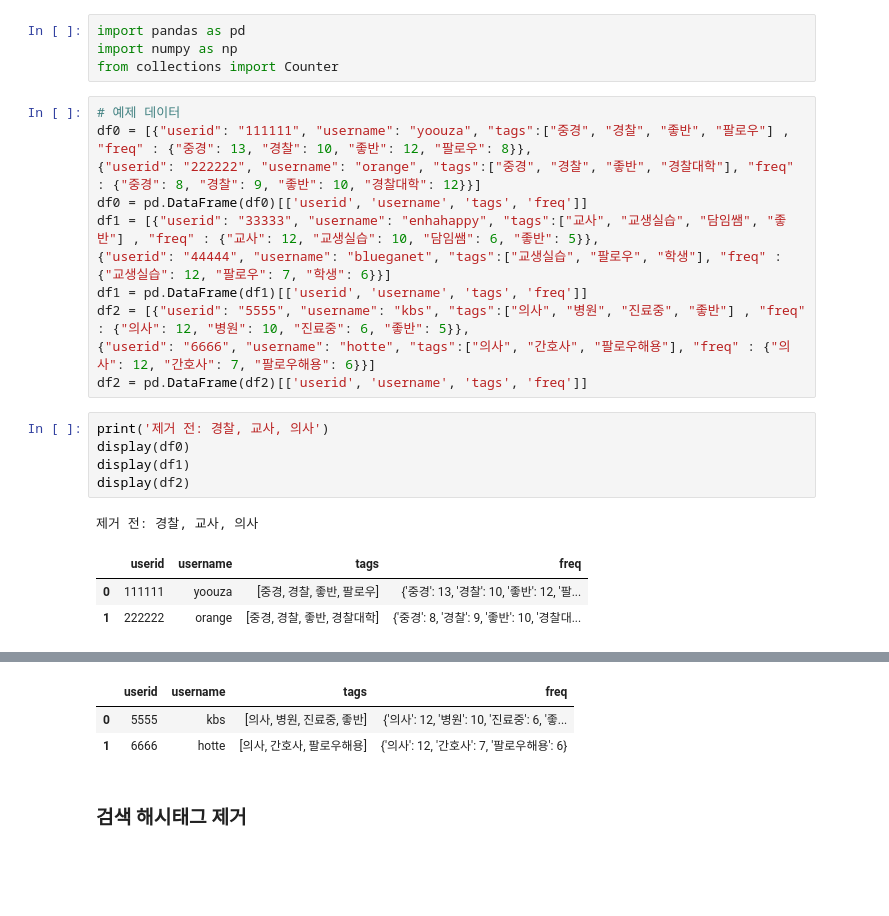
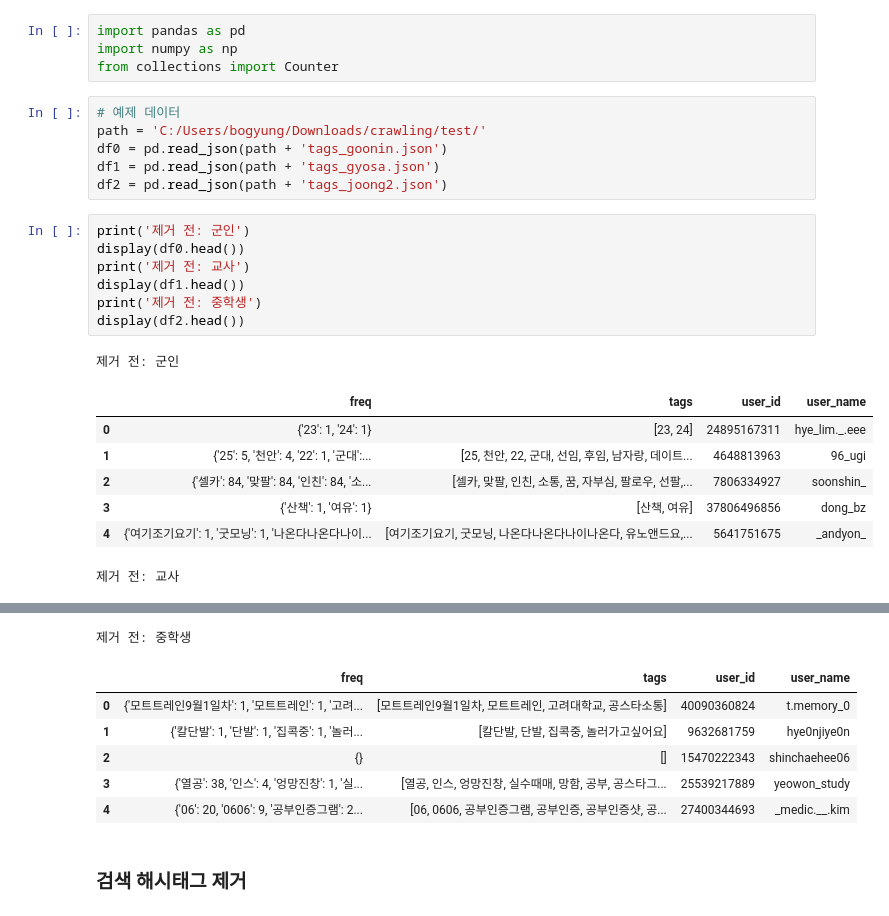
Before and after one commit to Dev-hottae/insta_profiling, a Jupyter notebook: data_crawling/user_filtering.ipynb, the cells around one changed output, grey strips where cells are left out. Drawn from its saved outputs; the diff is of its cells as text; blank space fills up the shorter version.

```diff
--- a/data_crawling/user_filtering.ipynb
+++ b/data_crawling/user_filtering.ipynb
@@ -5,24 +5,25 @@
 import pandas as pd
 import numpy as np
 from collections import Counter
-# %%
-# 예제 데이터
-df0 = [{"userid": "111111", "username": "yoouza", "tags":["중경", "경찰", "좋반", "팔로우"] , "freq" : {"중경": 13, "경찰": 10, "좋반": 12, "팔로우": 8}},
-{"userid": "222222", "username": "orange", "tags":["중경", "경찰", "좋반", "경찰대학"], "freq" : {"중경": 8, "경찰": 9, "좋반": 10, "경찰대학": 12}}]
-df0 = pd.DataFrame(df0)[['userid', 'username', 'tags', 'freq']]
-df1 = [{"userid": "33333", "username": "enhahappy", "tags":["교사", "교생실습", "담임쌤", "좋반"] , "freq" : {"교사": 12, "교생실습": 10, "담임쌤": 6, "좋반": 5}},
-{"userid": "44444", "username": "blueganet", "tags":["교생실습", "팔로우", "학생"], "freq" : {"교생실습": 12, "팔로우": 7, "학생": 6}}]
-df1 = pd.DataFrame(df1)[['userid', 'username', 'tags', 'freq']]
-df2 = [{"userid": "5555", "username": "kbs", "tags":["의사", "병원", "진료중", "좋반"] , "freq" : {"의사": 12, "병원": 10, "진료중": 6, "좋반": 5}},
-{"userid": "6666", "username": "hotte", "tags":["의사", "간호사", "팔로우해용"], "freq" : {"의사": 12, "간호사": 7, "팔로우해용": 6}}]
-df2 = pd.DataFrame(df2)[['userid', 'username', 'tags', 'freq']]
+# %%
+# 예제 데이터
+path = 'C:/Users/bogyung/Downloads/crawling/test/'
+df0 = pd.read_json(path + 'tags_goonin.json')
+df1 = pd.read_json(path + 'tags_gyosa.json')
+df2 = pd.read_json(path + 'tags_joong2.json')
 # %%
-print('제거 전: 경찰, 교사, 의사')
-display(df0)
-display(df1)
-display(df2)
+print('제거 전: 군인')
+display(df0.head())
+print('제거 전: 교사')
+display(df1.head())
+print('제거 전: 중학생')
+display(df2.head())
 # %% [output]
-제거 전: 경찰, 교사, 의사
+제거 전: 군인
-|  | userid | username | tags | freq |
-| 0 | 111111 | yoouza | [중경, 경찰, 좋반, 팔로우] | {'중경': 13, '경찰': 10, '좋반': 12, '팔... |
-| 1 | 222222 | orange | [중경, 경찰, 좋반, 경찰대학] | {'중경': 8, '경찰': 9, '좋반': 10, '경찰대... |
+|  | freq | tags | user_id | user_name |
+| 0 | {'23': 1, '24': 1} | [23, 24] | 24895167311 | hye_lim._.eee |
+| 1 | {'25': 5, '천안': 4, '22': 1, '군대':... | [25, 천안, 22, 군대, 선임, 후임, 남자랑, 데이트... | 4648813963 | 96_ugi |
+| 2 | {'셀카': 84, '맞팔': 84, '인친': 84, '소... | [셀카, 맞팔, 인친, 소통, 꿈, 자부심, 팔로우, 선팔,... | 7806334927 | soonshin_ |
+| 3 | {'산책': 1, '여유': 1} | [산책, 여유] | 37806496856 | dong_bz |
+| 4 | {'여기조기요기': 1, '굿모닝': 1, '나온다나온다나이... | [여기조기요기, 굿모닝, 나온다나온다나이나온다, 유노앤드요,... | 5641751675 | _andyon_ |
+제거 전: 교사
@@ -32,6 +36,10 @@ display(df2)
+제거 전: 중학생
-|  | userid | username | tags | freq |
-| 0 | 5555 | kbs | [의사, 병원, 진료중, 좋반] | {'의사': 12, '병원': 10, '진료중': 6, '좋... |
-| 1 | 6666 | hotte | [의사, 간호사, 팔로우해용] | {'의사': 12, '간호사': 7, '팔로우해용': 6} |
+|  | freq | tags | user_id | user_name |
+| 0 | {'모트트레인9월1일차': 1, '모트트레인': 1, '고려... | [모트트레인9월1일차, 모트트레인, 고려대학교, 공스타소통] | 40090360824 | t.memory_0 |
+| 1 | {'칼단발': 1, '단발': 1, '집콕중': 1, '놀러... | [칼단발, 단발, 집콕중, 놀러가고싶어요] | 9632681759 | hye0njiye0n |
+| 2 | {} | [] | 15470222343 | shinchaehee06 |
+| 3 | {'열공': 38, '인스': 4, '엉망진창': 1, '실... | [열공, 인스, 엉망진창, 실수때매, 망함, 공부, 공스타그... | 25539217889 | yeowon_study |
+| 4 | {'06': 20, '0606': 9, '공부인증그램': 2... | [06, 0606, 공부인증그램, 공부인증, 공부인증샷, 공... | 27400344693 | _medic.__.kim |
 # %% [markdown]
 ### 검색 해시태그 제거
 # %%
```
Also changed, not shown: parts of 28 cells of this notebook, 1 other file.
